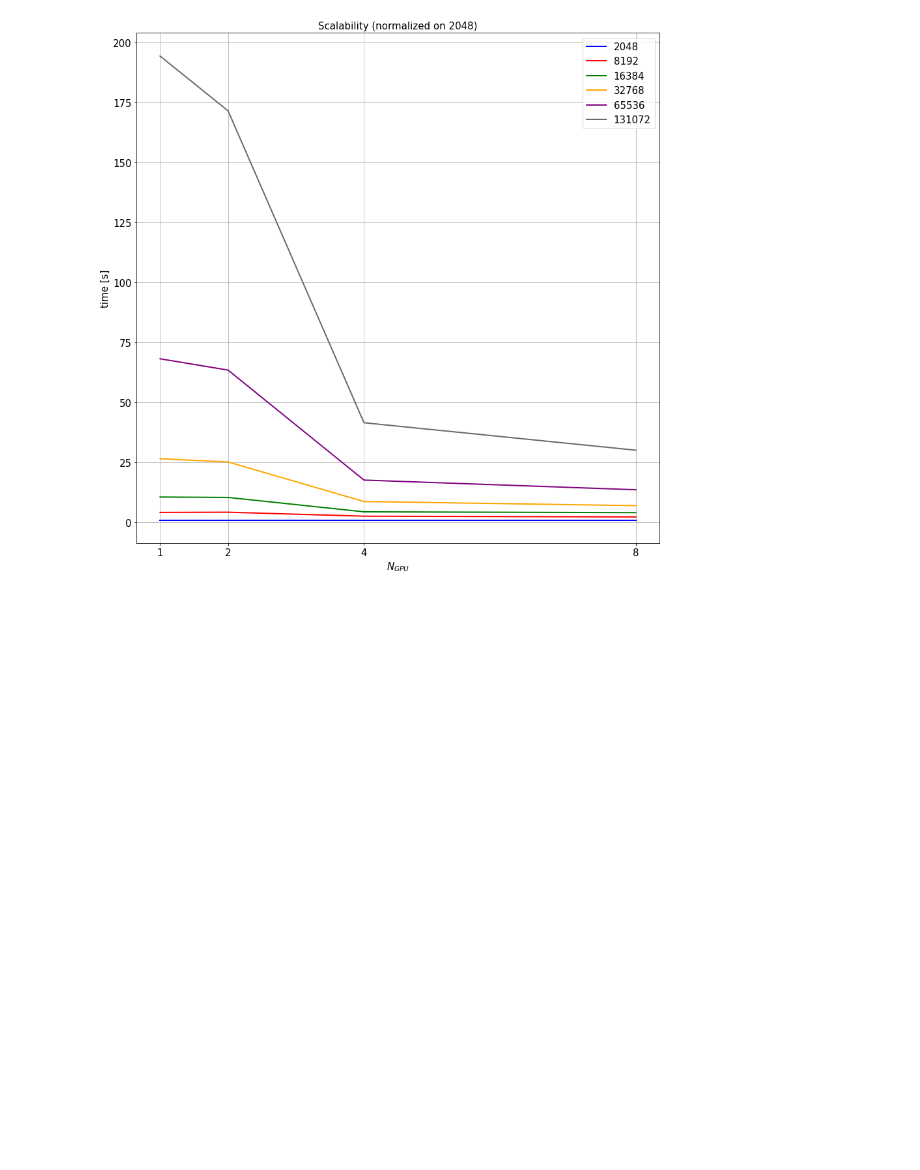
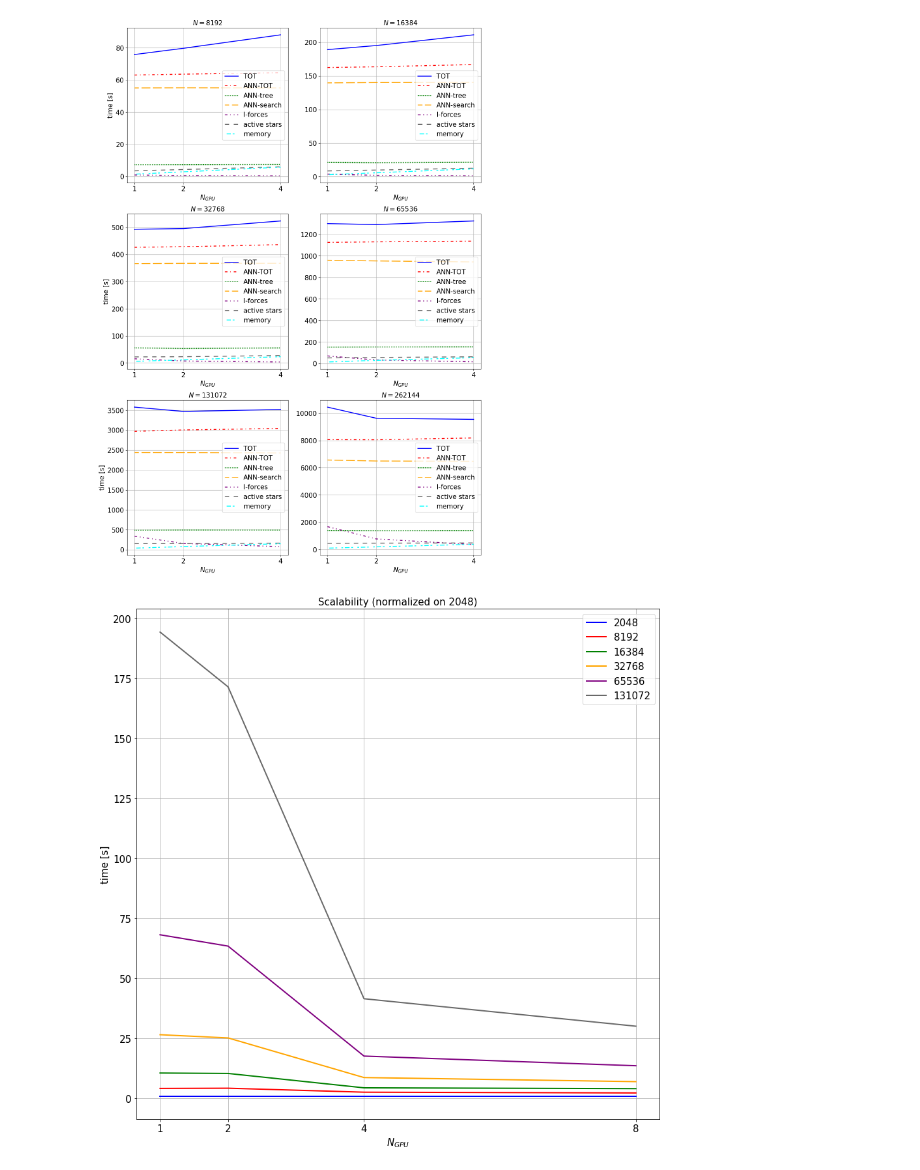
Before and after one commit to mattiamencagli/my-python-plots, a Jupyter notebook: plot_scalability.ipynb, the cells around one changed output. Saved outputs shown, nothing was run; the diff lists cells and outputs as text; code cells hidden in the pictures; blank space fills up the shorter version.

```diff
--- a/plot_scalability.ipynb
+++ b/plot_scalability.ipynb
@@ -5,11 +5,10 @@ import matti_func as matti
 
 n=1.5
 fs = 15
-col = ['blue', 'red', 'green', 'orange', 'purple', 'dimgrey']
-lin = ['-', (0,(3,3,1,3)), (0,(1,1)), (5,(10,3)), (0,(3,3,1,3,1,3)), (0,(5,5))]
+col = ['blue', 'red', 'green', 'orange', 'purple', 'dimgrey', 'cyan', 'black', 'lime']
+lin = ['-', (0,(3,3,1,3)), (0,(1,1)), (5,(10,3)), (0,(3,3,1,3,1,3)), (0,(5,5)), (2,(2,2,5)), (10,(2,2)), (1,(10,10))]
 lw = 2  # plt default: 1.5
 
-SAVE = False
 # direc = "/home/matti/Documents/data/benchmark_ist/first_try/" #pc dottorato
 direc = "/home/mmencagl/tests/isteddas_tests/"
 GPUN = [1, 2, 4]
@@ -62,6 +77,8 @@ NameError: name 'direc' is not defined
 # %%
-print(lista[-1][1][:,4] / lista[-1][1][-1,4])
-print(lista[-1][1][:,4])
-print(lista[-1][1][:,16] / lista[-1][1][-1,16])
-print(lista[-1][1][:,16])
+for i in range(len(Ns)):
+    print("stars: {}".format(Ns[i]))
+    print(lista[i][1][:,4] / lista[i][1][-1,4])
+    print(lista[i][1][:,4])
+    print(lista[i][1][:,16] / lista[i][1][-1,16])
+    print(lista[i][1][:,16])
 # %% [output]
@@ -69,34 +102,62 @@ NameError: name 'lista' is not defined
 # %%
-def plot_scal_N(i, ax):
+def plot_scal_N(i, ax, select):
     j = 0
-    _ = ax.plot(GPUN, lista[i][1][:,9], linestyle=lin[j], linewidth=lw, color=col[j], label = 'TOT'); j+=1
-    _ = ax.plot(GPUN, lista[i][1][:,9]-lista[i][1][:,19], linestyle=lin[j], linewidth=lw, color=col[j], label = 'TOT-MPI'); j+=1
-    # _ = ax.plot(GPUN, lista[i][1][:,19], linestyle=lin[j], linewidth=lw, color=col[j], label = 'MPI'); j+=1
-    _ = ax.plot(GPUN, lista[i][1][:,3], linestyle=lin[j], linewidth=lw, color=col[j], label = 'tree'); j+=1
-    # _ = ax.plot(GPUN, lista[i][1][:,6], linestyle=lin[j], linewidth=lw, color=col[j], label = 'ANN-trans'); j+=1
-    _ = ax.plot(GPUN, lista[i][1][:,7], linestyle=lin[j], linewidth=lw, color=col[j], label = 'ANN-tree'); j+=1
-    _ = ax.plot(GPUN, lista[i][1][:,8], linestyle=lin[j], linewidth=lw, color=col[j], label = 'ANN-search'); j+=1
-    _ = ax.plot(GPUN, lista[i][1][:,4], linestyle=lin[j], linewidth=lw, color=col[j], label = 'Iforces'); j+=1
-    # _ = ax.plot(GPUN, lista[i][1][:,12], linestyle=lin[j], linewidth=lw, color=col[j], label = 'predictor'); j+=1
-    # _ = ax.plot(GPUN, lista[i][1][:,20], linestyle=lin[j], linewidth=lw, color=col[j], label = 'corrector'); j+=1
-    # _ = ax.plot(GPUN, lista[i][1][:,14]-lista[i][1][:,19], linestyle=lin[j], linewidth=lw, color=col[j], label = 'eva-MPI'); j+=1
-    # _ = ax.set_yscale("log", base=10)
+    match select:
+        case "Iforce_scale":
+            _ = ax.plot(GPUN, lista[i][1][0,4]/lista[i][1][:,4], linestyle=lin[j], linewidth=lw, color=col[j], label = 'Iforces'); j+=1
+            #_ = ax.plot(GPUN, lista[i][1][0,8]/lista[i][1][:,8], linestyle=lin[j], linewidth=lw, color=col[j], label = 'TOT'); j+=1
+            _ = ax.plot(GPUN, GPUN, linestyle=lin[j], linewidth=lw, color=col[j], label = 'Ideal Scal'); j+=1
+        case "TOT_ANN_IF":
+            _ = ax.plot(GPUN, lista[i][1][:,8], linestyle=lin[j], linewidth=lw, color=col[j], label = 'TOT'); j+=1
+            #_ = ax.plot(GPUN, lista[i][1][:,8]-lista[i][1][:,19], linestyle=lin[j], linewidth=lw, color=col[j], label = 'TOT-MPI'); j+=1
+            # _ = ax.plot(GPUN, lista[i][1][:,19], linestyle=lin[j], linewidth=lw, color=col[j], label = 'MPI'); j+=1
+            _ = ax.plot(GPUN, lista[i][1][:,3], linestyle=lin[j], linewidth=lw, color=col[j], label = 'ANN-TOT'); j+=1
+            #_ = ax.plot(GPUN, lista[i][1][:,5], linestyle=lin[j], linewidth=lw, color=col[j], label = 'ANN-transfer'); j+=1
+            _ = ax.plot(GPUN, lista[i][1][:,6], linestyle=lin[j], linewidth=lw, color=col[j], label = 'ANN-tree'); j+=1
+            _ = ax.plot(GPUN, lista[i][1][:,7], linestyle=lin[j], linewidth=lw, color=col[j], label = 'ANN-search'); j+=1
+            _ = ax.plot(GPUN, lista[i][1][:,4], linestyle=lin[j], linewidth=lw, color=col[j], label = 'I-forces'); j+=1
+            _ = ax.plot(GPUN, lista[i][1][:,9], linestyle=lin[j], linewidth=lw, color=col[j], label = 'active stars'); j+=1
+            _ = ax.plot(GPUN, lista[i][1][:,16]+lista[i][1][:,5], linestyle=lin[j], linewidth=lw, color=col[j], label = 'memory'); j+=1
+            #_ = ax.plot(GPUN, lista[i][1][:,14], linestyle=lin[j], linewidth=lw, color=col[j], label = 'N-forces'); j+=1
+            #_ = ax.plot(GPUN, lista[i][1][:,11], linestyle=lin[j], linewidth=lw, color=col[j], label = 'predictor'); j+=1
+            #_ = ax.plot(GPUN, lista[i][1][:,19], linestyle=lin[j], linewidth=lw, color=col[j], label = 'corrector'); j+=1
+            #_ = ax.plot(GPUN, lista[i][1][:,16], linestyle=lin[j], linewidth=lw, color=col[j], label = 'EVAL-read'); j+=1
+            # _ = ax.plot(GPUN, lista[i][1][:,14]-lista[i][1][:,19], linestyle=lin[j], linewidth=lw, color=col[j], label = 'eva-MPI'); j+=1
+        case "hermite_6th":
+            _ = ax.plot(GPUN, lista[i][1][:,4], linestyle=lin[j], linewidth=lw, color=col[j], label = 'I-forces'); j+=1
+            _ = ax.plot(GPUN, lista[i][1][:,14], linestyle=lin[j], linewidth=lw, color=col[j], label = 'N-forces'); j+=1
+            _ = ax.plot(GPUN, lista[i][1][:,2], linestyle=lin[j], linewidth=lw, color=col[j], label = 'oldI-forces'); j+=1
+            _ = ax.plot(GPUN, lista[i][1][:,11], linestyle=lin[j], linewidth=lw, color=col[j], label = 'predictor'); j+=1
+            _ = ax.plot(GPUN, lista[i][1][:,19], linestyle=lin[j], linewidth=lw, color=col[j], label = 'corrector'); j+=1
+            _ = ax.plot(GPUN, lista[i][1][:,9], linestyle=lin[j], linewidth=lw, color=col[j], label = 'active stars'); j+=1
+            _ = ax.plot(GPUN, lista[i][1][:,20], linestyle=lin[j], linewidth=lw, color=col[j], label = 'update Dt'); j+=1
+            _ = ax.plot(GPUN, lista[i][1][:,16]+lista[i][1][:,5], linestyle=lin[j], linewidth=lw, color=col[j], label = 'memory'); j+=1
+
+    #_ = ax.set_yscale("log", base=10)
     _ = ax.set_xlabel(r'$N_{GPU}$', fontsize=fs)
-    _ = ax.set_ylabel(r'time [s]', fontsize=fs)
+    if(i%2==0):
+        _ = ax.set_ylabel(r'time [s]', fontsize=fs)
     _ = ax.set_xticks(ticks=GPUN)
     _ = ax.legend(fontsize=fs)
     _ = ax.set_title(r'$N=%d$'%Ns[i],fontsize=fs)
     _ = ax.tick_params(axis='both', labelsize=fs)
     _ = ax.grid()
 
-# per avere un A4: rapporto tra lato lungo e lato corto = 2/sqrt(2).
-fig = plt.figure(666, figsize=[n*4.8*2,n*4.8*3])
-COL = 2 ; RIG = 4
+SAVE = False
+
+#select = "Iforce_scale"
+select = "TOT_ANN_IF"
+#select = "hermite_6th"
+
+COL = 2 ; RIG = 3
+fig = plt.figure(666, figsize=[n*4.8*COL,n*4.8*RIG])
 gs = fig.add_gridspec(RIG,COL)#, hspace=0)
 axs = gs.subplots()#sharex=True, sharey=True)
-for i in range(RIG*COL):
-    plot_scal_N(i, axs[int(i/COL),i%COL])
+off=2
+for i in range(off,RIG*COL+off):
+    plot_scal_N(i, axs[int((i-off)/COL),(i-off)%COL], select)
+
 if(SAVE):
-    _ = plt.savefig(direc+"scalN.pdf", bbox_inches='tight', format='pdf')
+    _ = plt.savefig(direc+select+".pdf", bbox_inches='tight', format='pdf')
     _ = plt.show(True)
 # %% [output]
@@ -104,3 +164,4 @@ NameError: name 'plt' is not defined
+[figure, added]
 # %%
 def plot_scal(i):
     for i in range(len(Ns)):
```
Also changed, not shown: parts of 3 cells of this notebook, 1 other file.
